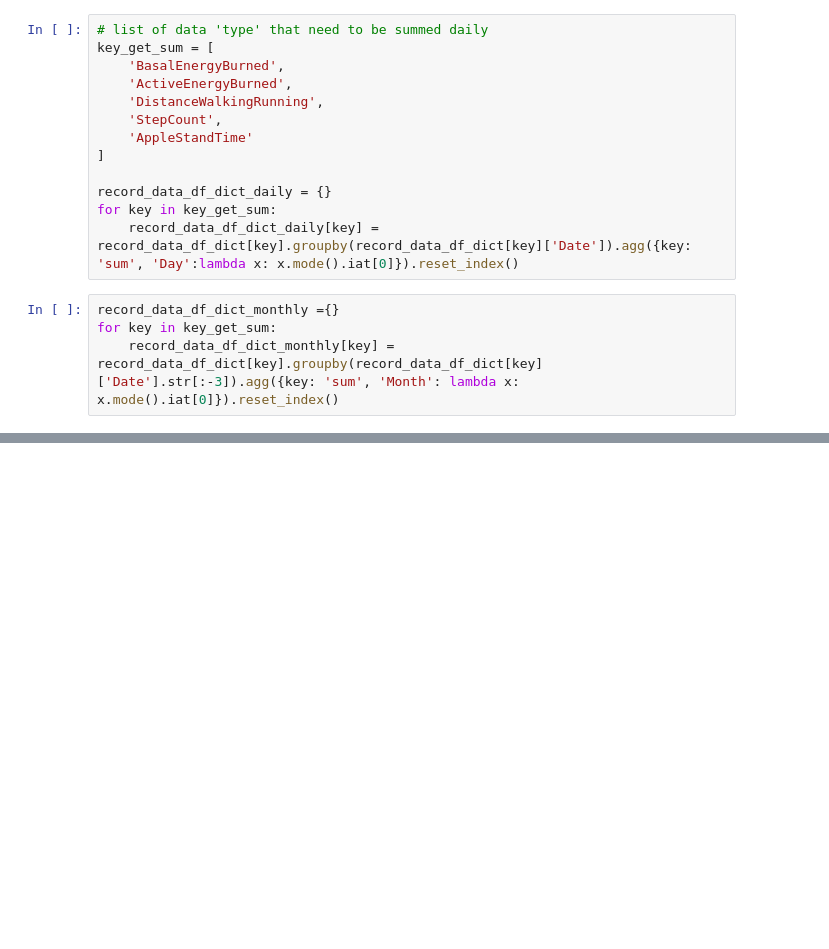
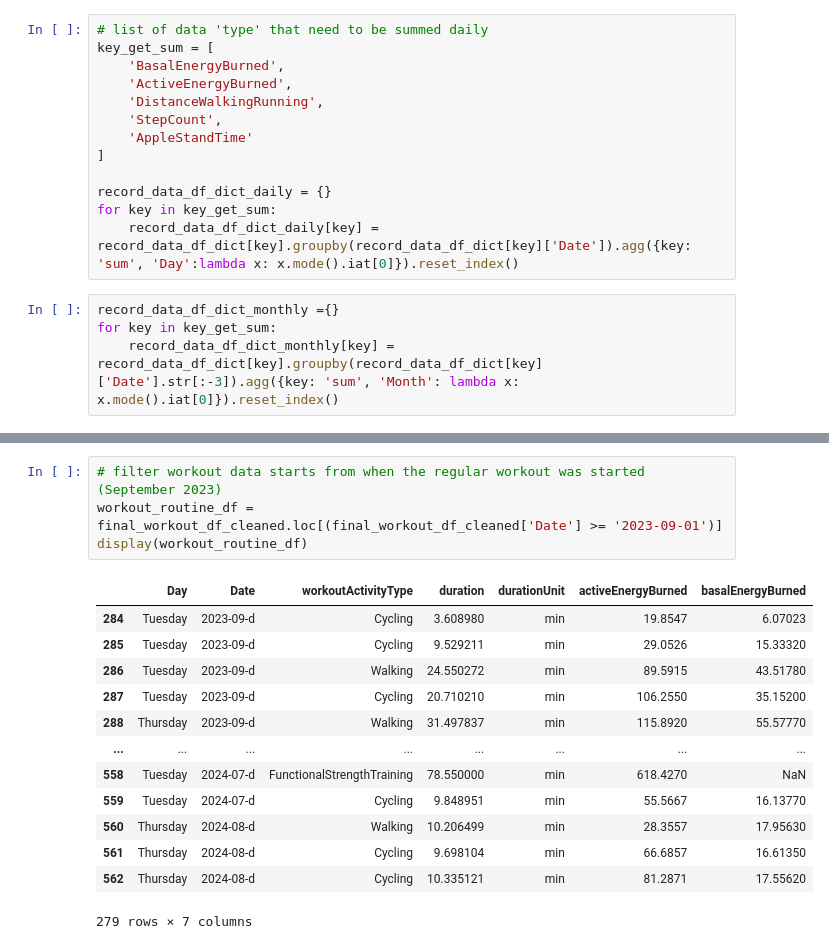
Before and after one commit to KidQuant/Apple-Health-Data-Analysis, a Jupyter notebook: workout_analysis.ipynb, the cells around one changed output, grey strips where cells are left out. Cells and saved outputs as stored; diff of their text form; blank space fills up the shorter version.

```diff
--- a/workout_analysis.ipynb
+++ b/workout_analysis.ipynb
@@ -152,0 +255,18 @@ record_data_df_StepCount_after_workout = record_data_df_dict_monthly["StepCount"
+# %%
+# filter workout data starts from when the regular workout was started (September 2023)
+workout_routine_df = final_workout_df_cleaned.loc[(final_workout_df_cleaned['Date'] >= '2023-09-01')]
+display(workout_routine_df)
+# %% [output]
+|  | Day | Date | workoutActivityType | duration | durationUnit | activeEnergyBurned | basalEnergyBurned |
+| 284 | Tuesday | 2023-09-d | Cycling | 3.608980 | min | 19.8547 | 6.07023 |
+| 285 | Tuesday | 2023-09-d | Cycling | 9.529211 | min | 29.0526 | 15.33320 |
+| 286 | Tuesday | 2023-09-d | Walking | 24.550272 | min | 89.5915 | 43.51780 |
+| 287 | Tuesday | 2023-09-d | Cycling | 20.710210 | min | 106.2550 | 35.15200 |
+| 288 | Thursday | 2023-09-d | Walking | 31.497837 | min | 115.8920 | 55.57770 |
+| ... | ... | ... | ... | ... | ... | ... | ... |
+| 558 | Tuesday | 2024-07-d | FunctionalStrengthTraining | 78.550000 | min | 618.4270 | NaN |
+| 559 | Tuesday | 2024-07-d | Cycling | 9.848951 | min | 55.5667 | 16.13770 |
+| 560 | Thursday | 2024-08-d | Walking | 10.206499 | min | 28.3557 | 17.95630 |
+| 561 | Thursday | 2024-08-d | Cycling | 9.698104 | min | 66.6857 | 16.61350 |
+| 562 | Thursday | 2024-08-d | Cycling | 10.335121 | min | 81.2871 | 17.55620 |
+279 rows × 7 columns
```
Also changed, not shown: parts of 11 cells of this notebook.
